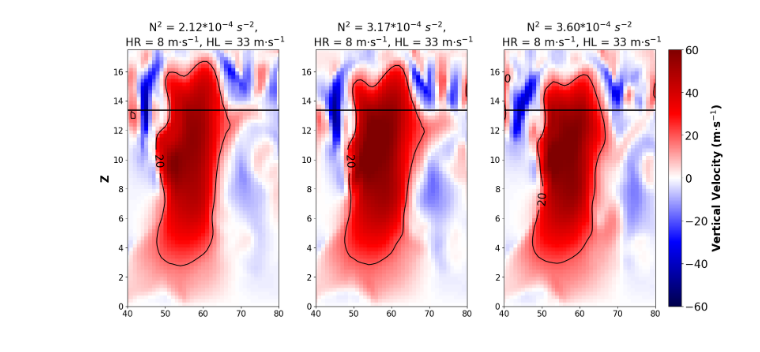
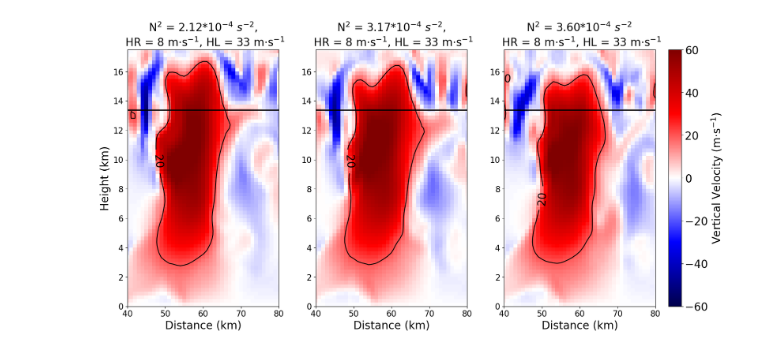
Before and after one commit to mberman99/GRL_CM1_paper_code_Berman, a Jupyter notebook: results_figures.ipynb, the cells around one changed output. Saved outputs shown, nothing was run; the diff lists cells and outputs as text; code cells hidden in the pictures.

Commit message:
Updated version of results_figures notebook

```diff
--- a/results_figures.ipynb
+++ b/results_figures.ipynb
@@ -357,15 +350,15 @@ w_interp_ds = lss_dsh['winterp'].isel(time=0).interp(xh=new_x, yh=new_y)
 qi_interp_ds = lss_dsh['qi'].isel(time=0).interp(xh=new_x, yh=new_y)*1000
 
 
-w_interp_ds.sel(zh = slice(0,22)).plot.pcolormesh(cmap = 'seismic', ax=ax1, add_colorbar=False)
+w_interp_ds.sel(zh = slice(0,22)).plot.pcolormesh(cmap = 'seismic', ax=ax1, add_colorbar=False, vmin = -60, vmax = 60)
 cntr = th_interp_ds.sel(zh=slice(0,22)).plot.contour(levels = [20], ax=ax1, colors = 'k')
 #qi_cntr = qi_interp_ds.sel(zh = slice(0,22)).plot.contour(colors='grey', levels = [0.01], ax=ax3, linewidth=3)
 ax1.clabel(cntr, cntr.levels, inline = True, fontsize = 20)
 ax1.hlines(13.375, 0, 100, 'k', lw =2)
 ax1.set_ylim([0,17.5])
 ax1.tick_params(axis='both', which = 'major', labelsize = 15)
-ax1.set_xlabel(" ")
-ax1.set_ylabel("Z", fontsize = 20, weight = 'bold')
+ax1.set_xlabel("Distance (km)")
+ax1.set_ylabel("Height (km)", fontsize = 20)
 ax1.set_xlim(40, 80)
 ax1.set_title(r"$\rm{N}^{2}$"+ " = 2.12*$10^{-4}$ $s^{-2}$,\n HR = 8 m$\cdot$s$^{-1}$, HL = 33 m$\cdot$s$^{-1}$", fontsize = 20)
 
@@ -383,37 +376,37 @@ cntr = th_interp_ds.sel(zh=slice(0,22)).plot.contour(levels = [20], ax=ax2, colo
 ax2.clabel(cntr, cntr.levels, inline = True, fontsize = 20)
 ax2.set_ylim([0,17.5])
 ax2.hlines(13.375, 0, 100, 'k', lw =2)
 ax2.tick_params(axis='both', which = 'major', labelsize = 15)
-ax2.set_xlabel(" ")
+ax2.set_xlabel("Distance (km)")
 ax2.set_ylabel(" ")
 ax2.set_xlim(40, 80)
 ax2.set_title(r"$\rm{N}^{2}$"+ " = 3.17*$10^{-4}$ $s^{-2}$,\n HR = 8 m$\cdot$s$^{-1}$, HL = 33 m$\cdot$s$^{-1}$", fontsize = 20)
 
 start = (-50, 35)
 end = (0, 68)
 dist = ((end[1]-end[0])**2. + (start[1]-start[0])**2.)**0.5
 new_x = xr.DataArray(np.linspace(start[0], end[0], int(dist)), dims='polygon_med_area')
 new_y = xr.DataArray(np.linspace(start[1], end[1], int(dist)), dims='polygon_med_area')
 
 th_interp_ds = hss_dsh['winterp'].isel(time=0).interp(xh=new_x, yh=new_y)
 w_interp_ds = hss_dsh['winterp'].isel(time=0).interp(xh=new_x, yh=new_y)
 dss1 = w_interp_ds.sel(zh = slice(0,22)).plot.pcolormesh(cmap = 'seismic', ax=ax3, add_colorbar=False, vmin = -60, vmax = 60)
 cntr = th_interp_ds.sel(zh=slice(0,22)).plot.contour(levels = [20], ax=ax3, colors = 'k')
 ax3.hlines(13.375, 0, 100, 'k', lw =2)
 ax3.clabel(cntr, cntr.levels, inline = True, fontsize = 20)
 ax3.set_ylim([0,17.5])
 ax3.tick_params(axis='both', which = 'major', labelsize = 15)
-ax3.set_xlabel(" ")
+ax3.set_xlabel("Distance (km)")
 ax3.set_ylabel(" ")
 ax3.set_xlim(40, 80)
 ax3.set_title(r"$\rm{N}^{2}$"+ " = 3.60*$10^{-4}$ $s^{-2}$ \n HR = 8 m$\cdot$s$^{-1}$, HL = 33 m$\cdot$s$^{-1}$", fontsize = 20)
 
 
 cbar = fig.colorbar(dss1, ax=(ax3), orientation = 'vertical')
 cbar.ax.tick_params(labelsize = 20)
-cbar.set_label('Vertical Velocity (m$\cdot$s$^{-1}$)', size = 20, weight = 'bold')
+cbar.set_label('Vertical Velocity (m$\cdot$s$^{-1}$)', size = 20)
 # %% [output]
-[figure, old version]
+[figure, new version]
 # %%
 #Add a planar view of the OT
 fig,(ax1, ax2, ax3) = plt.subplots(nrows=1,ncols=3, figsize=(16, 8), constrained_layout = True)
```
Also changed, not shown: parts of 4 cells of this notebook.
